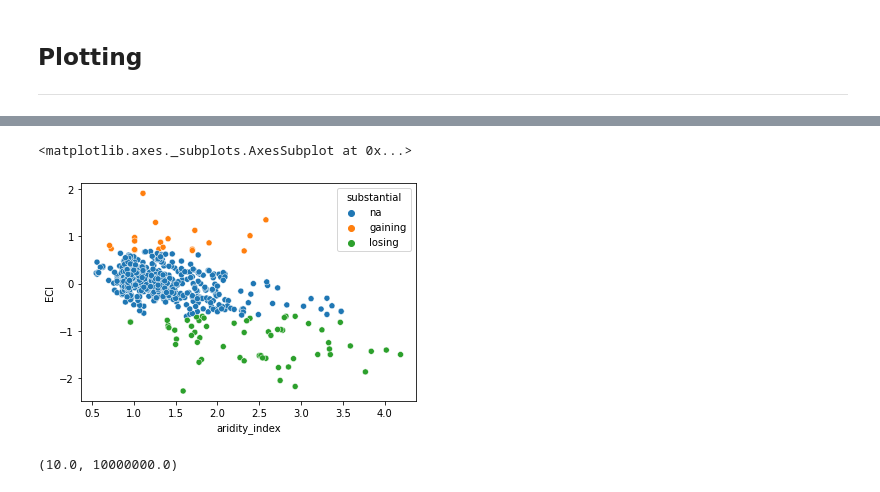
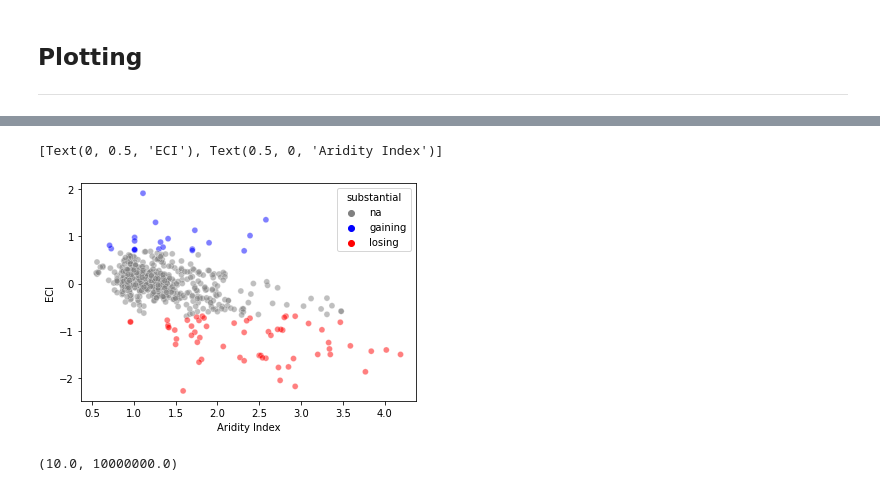
Before and after one commit to alexnaoki/CABra_ECI_analysis, a Jupyter notebook: teste02_rfc.ipynb, the cells around one changed output, grey strips where cells are left out. Drawn from its saved outputs; the diff is of its cells as text; code cells hidden in the pictures.

Commit message:
Add substantial classes

```diff
--- a/teste02_rfc.ipynb
+++ b/teste02_rfc.ipynb
@@ -152,9 +152,12 @@ sns.displot(df_merged, x='Aeff/Atopo', bins=20)
 # %%
 # Scatter plots
-sns.scatterplot(x='aridity_index', y='ECI', hue='substantial',data=df_merged)
+ax = sns.scatterplot(x='aridity_index', y='ECI', hue='substantial',data=df_merged, palette=['gray', 'blue', 'red'], alpha=0.5)
+ax.set(xlabel='Aridity Index', ylabel='ECI')
+
+# ax.figure.savefig('teste.png')
 # %% [output]
-<matplotlib.axes._subplots.AxesSubplot at 0x...>
+[Text(0, 0.5, 'ECI'), Text(0.5, 0, 'Aridity Index')]
-[figure, old version]
+[figure, new version]
 # %%
 # The graph will deform depending on the xlim you set.
 sns.scatterplot(x='catch_area', y='ECI', hue='substantial', data=df_merged)
```
Also changed, not shown: parts of 12 cells of this notebook, 1 other file.
